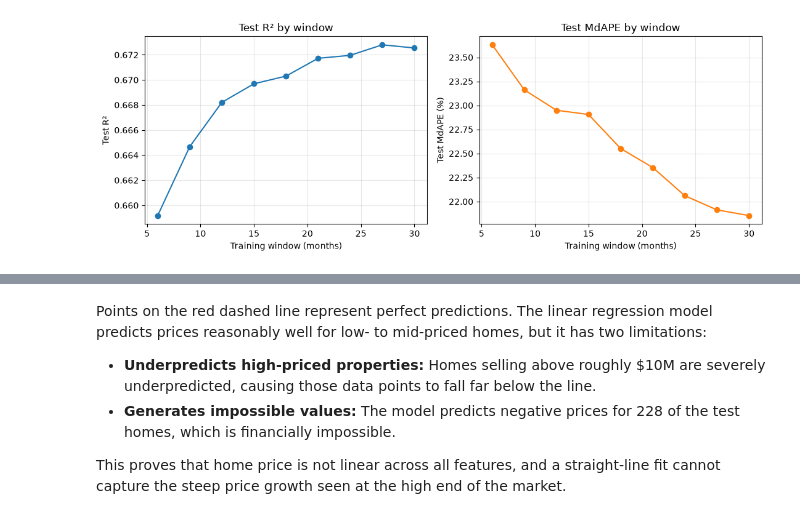
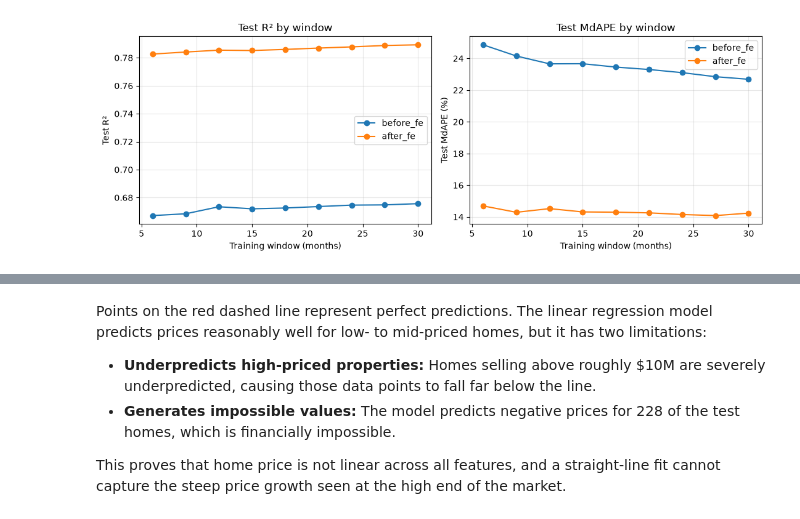
Before and after one commit to kanj0o/IDX-Exchange-Data-Science, a Jupyter notebook: 03_baseline_model.ipynb, the cells around one changed output, grey strips where cells are left out. Cells and saved outputs as stored; diff of their text form; code cells hidden in the pictures.

```diff
--- a/03_baseline_model.ipynb
+++ b/03_baseline_model.ipynb
@@ -56,11 +177,13 @@ results
 # %%
 fig, ax = plt.subplots(1, 2, figsize=(11, 4))
-ax[0].plot(results['n_train_months'], results['test_R2'], marker='o')
+for name in DATASETS:
+    g = results[results['dataset'] == name]
+    ax[0].plot(g['n_train_months'], g['test_R2'], marker='o', label=name)
+    ax[1].plot(g['n_train_months'], g['test_MdAPE_%'], marker='o', label=name)
 ax[0].set(xlabel='Training window (months)', ylabel='Test R²', title='Test R² by window')
-ax[1].plot(results['n_train_months'], results['test_MdAPE_%'], marker='o', color='tab:orange')
 ax[1].set(xlabel='Training window (months)', ylabel='Test MdAPE (%)', title='Test MdAPE by window')
-for a in ax: a.grid(alpha=0.3)
+for a in ax: a.grid(alpha=0.3); a.legend()
 plt.tight_layout(); plt.show()
 # %% [output]
-[figure, old version]
+[figure, new version]
 # %%
```
Also changed, not shown: parts of 11 cells of this notebook, 2 other files.
